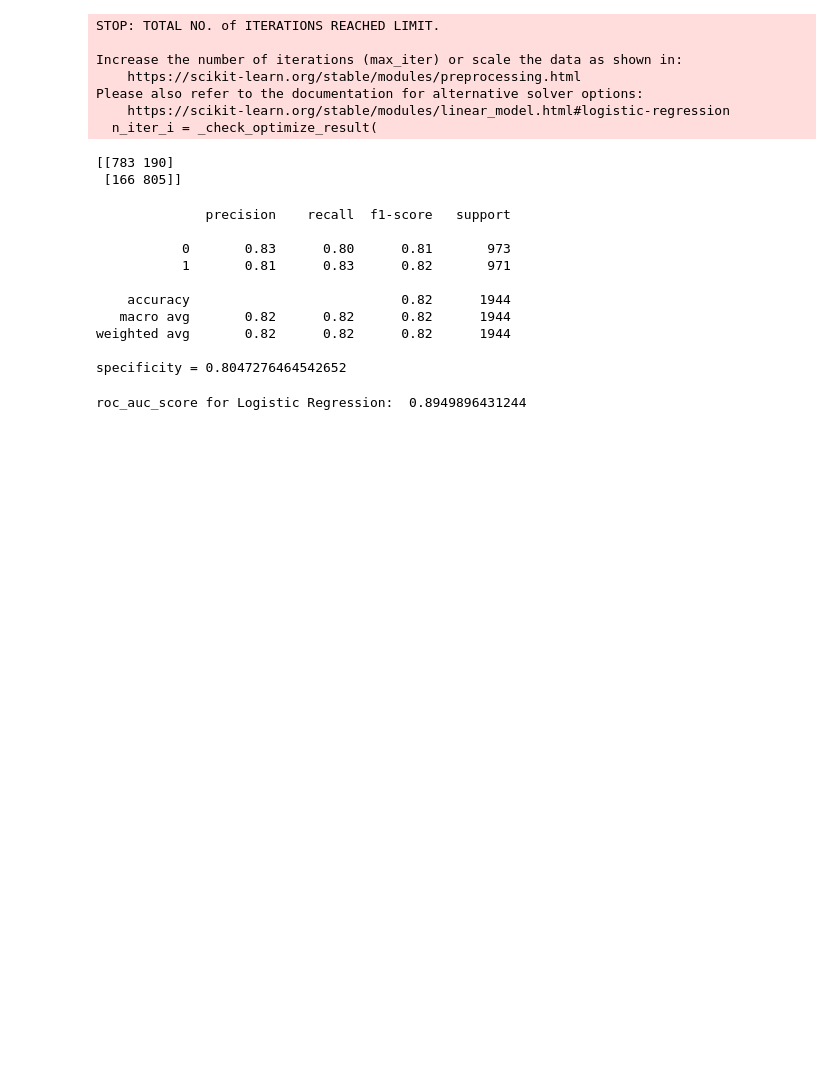
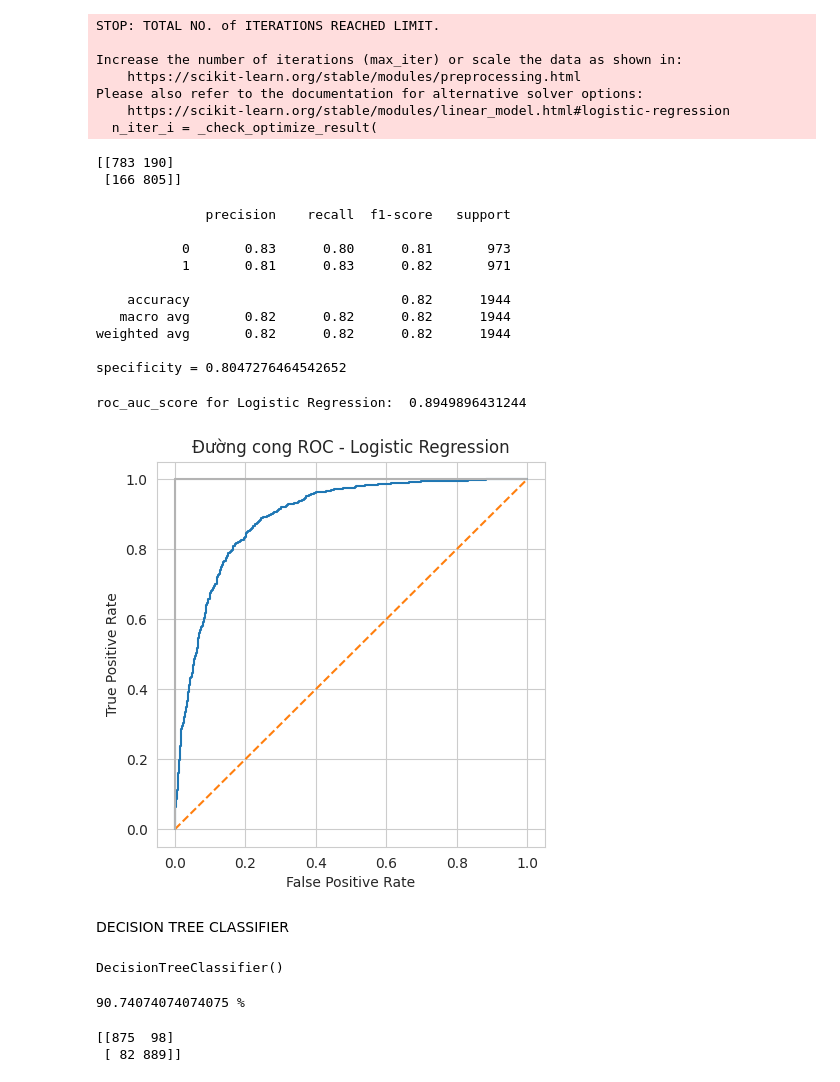
Before and after one commit to KhongDucQuang/Project_I, a Jupyter notebook: BaiTapLon/strokePre.ipynb, the cells around one changed output. Saved outputs shown, nothing was run; the diff lists cells and outputs as text; code cells hidden in the pictures; blank space fills up the shorter version.

```diff
--- a/BaiTapLon/strokePre.ipynb
+++ b/BaiTapLon/strokePre.ipynb
@@ -380,8 +385,38 @@ weighted avg       0.82      0.82      0.82      1944
 specificity = 0.8047276464542652
 # %%
 y_score_LR = LR.predict_proba(X_test)[:,1]
-false_positive_rate2, true_positive_rate2, threshold2 = roc_curve(Y_test, y_score_LR)
+false_positive_rate1, true_positive_rate1, threshold1 = roc_curve(Y_test, y_score_LR)
 # %%
 print('roc_auc_score for Logistic Regression: ', roc_auc_score(Y_test, y_score_LR))
 # %% [output]
 roc_auc_score for Logistic Regression:  0.8949896431244
+# %%
+plt.figure(figsize=(5,5))
+plt.title('Đường cong ROC - Logistic Regression')
+plt.plot(false_positive_rate1, true_positive_rate1)
+plt.plot([0, 1], ls="--")
+plt.plot([0, 0], [1, 0] , c=".7"), plt.plot([1, 1] , c=".7")
+plt.ylabel('True Positive Rate')
+plt.xlabel('False Positive Rate')
+plt.show()
+# %% [output]
+[figure, added]
+# %% [markdown]
+DECISION TREE CLASSIFIER
+# %%
+DTC = DecisionTreeClassifier()
+DTC.fit(X_train,Y_train)
+# %% [output]
+DecisionTreeClassifier()
+# %%
+Y_pred_DTC = DTC.predict(X_test)
+DTC_Accuracy = accuracy_score(Y_test, Y_pred_DTC)
+print(DTC_Accuracy*100,'%')
+# %% [output]
+90.74074074074075 %
+# %%
+CM = confusion_matrix(Y_test, Y_pred_DTC)
+print(CM)
+# %% [output]
+[[875  98]
+ [ 82 889]]
```
Also changed, not shown: parts of 29 cells of this notebook, 27 other files.
